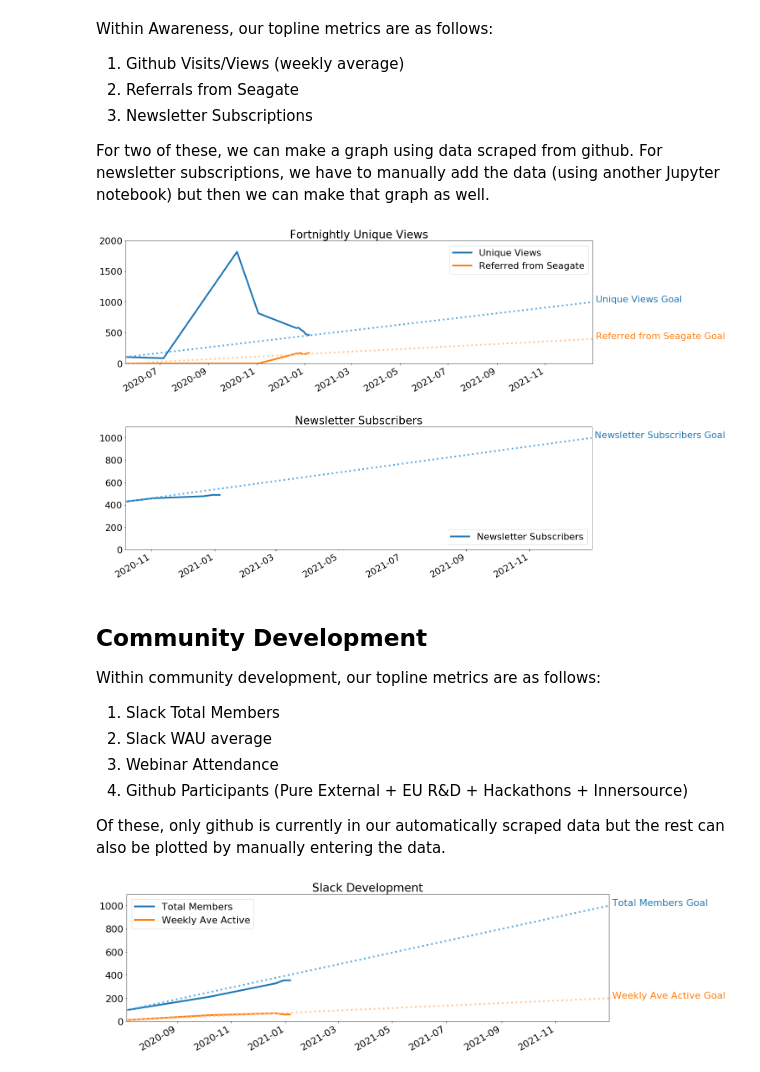
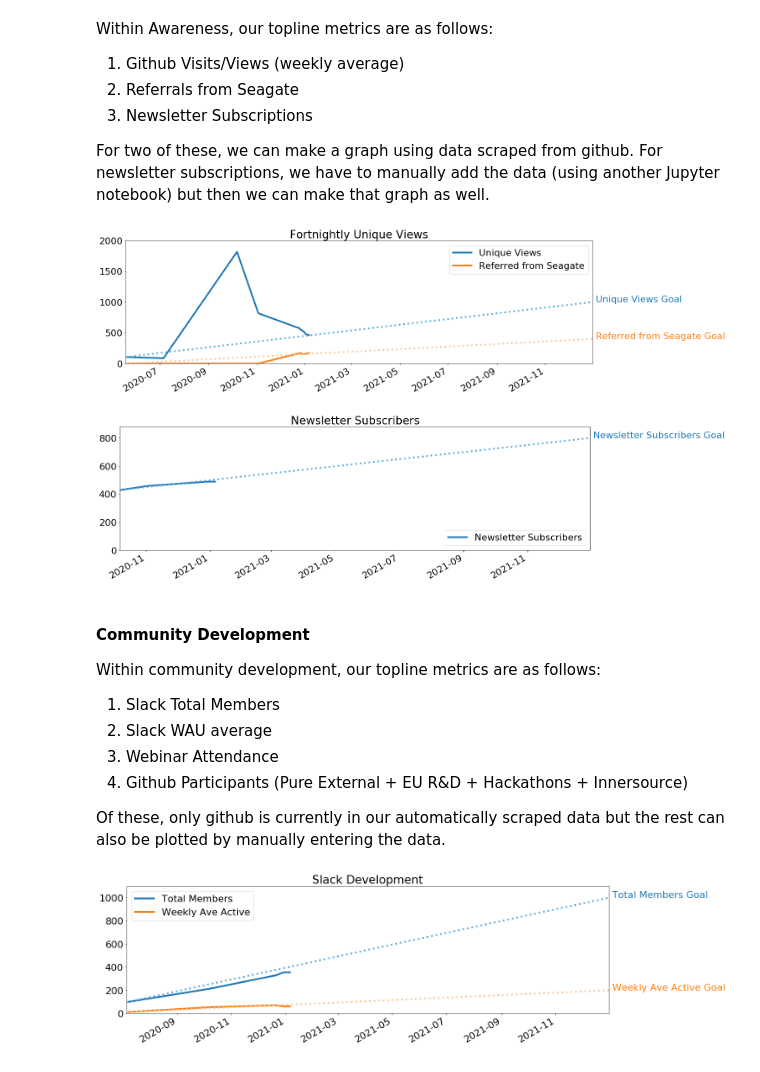
Before and after one commit to Seagate/cortx, a Jupyter notebook: metrics/CORTX_Metrics_Topline_Report.ipynb, the cells around one changed output. Saved outputs shown, nothing was run; the diff lists cells and outputs as text; code cells hidden in the pictures.

```diff
--- a/metrics/CORTX_Metrics_Topline_Report.ipynb
+++ b/metrics/CORTX_Metrics_Topline_Report.ipynb
@@ -62,28 +65,28 @@ For two of these, we can make a graph using data scraped from github.  For newsl
 # %%
 # make the graph for visits/views and referrals
 title='Fortnightly Unique Views'
 metric1='Unique Views'
 metric2='Referred from Seagate'
 df[metric1] = df['views_unique_14_days']
 df[metric2] = df['seagate_referrer_uniques'] + df['seagate_blog_referrer_uniques']
 goal1 = cg.Goal(metric1, goal_date,1000)
 goal2 = cg.Goal(metric2, goal_date, 400)
 plt = cg.goal_graph(df=df,title=title,xlim=xlim,goals=[goal1,goal2],columns=[metric1,metric2])
 plt.legend(loc='upper right')
 plt.show()
 
 # make the graph for newsletter subscriptions
 news_key='newsletter_subscribers'
 metric3=news_key.replace('_',' ').title()
 df[metric3] = df[news_key]
-goal3 = cg.Goal(metric3, goal_date,1000)
+goal3 = cg.Goal(metric3, goal_date,800)
 plt = cg.goal_graph(df=df,title=metric3,xlim=xlim,goals=[goal3],columns=[metric3])
 plt.show()
 # %% [output]
 [figure]
-[figure, old version]
+[figure, new version]
 # %% [markdown]
-## Community Development
+#### Community Development
 
 Within community development, our topline metrics are as follows:
 
```
Also changed, not shown: parts of 2 cells of this notebook, 1 other file.
